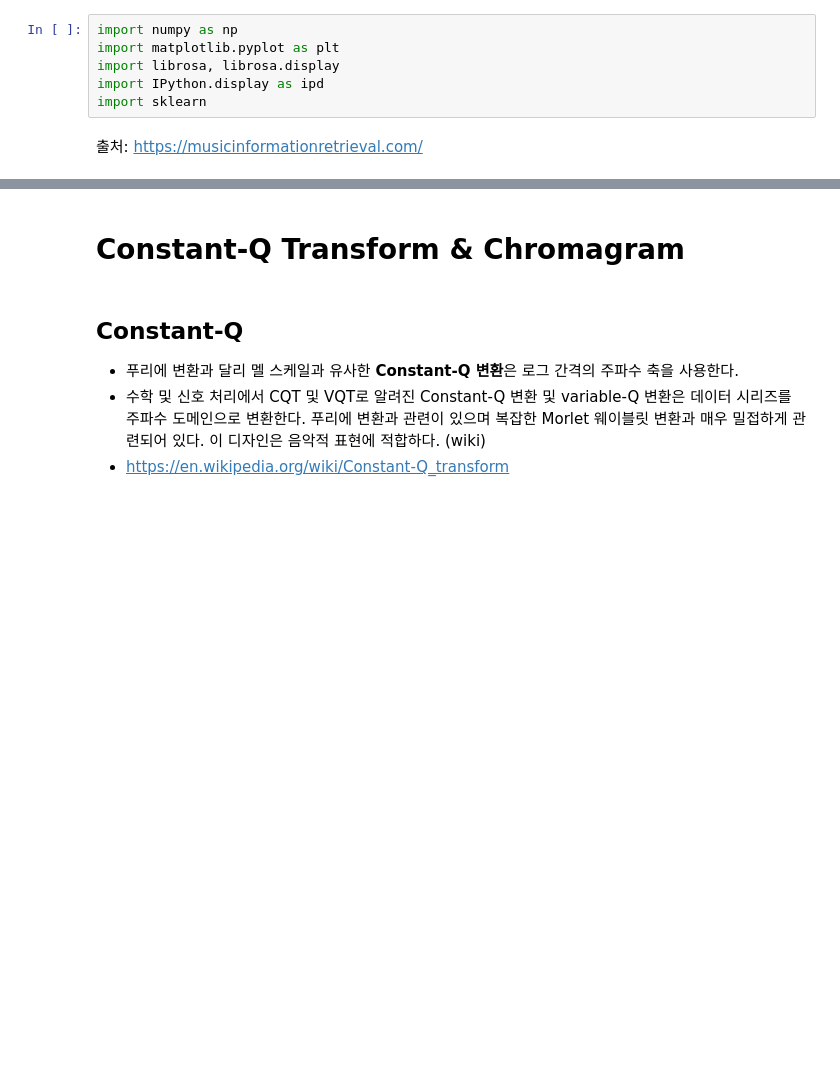
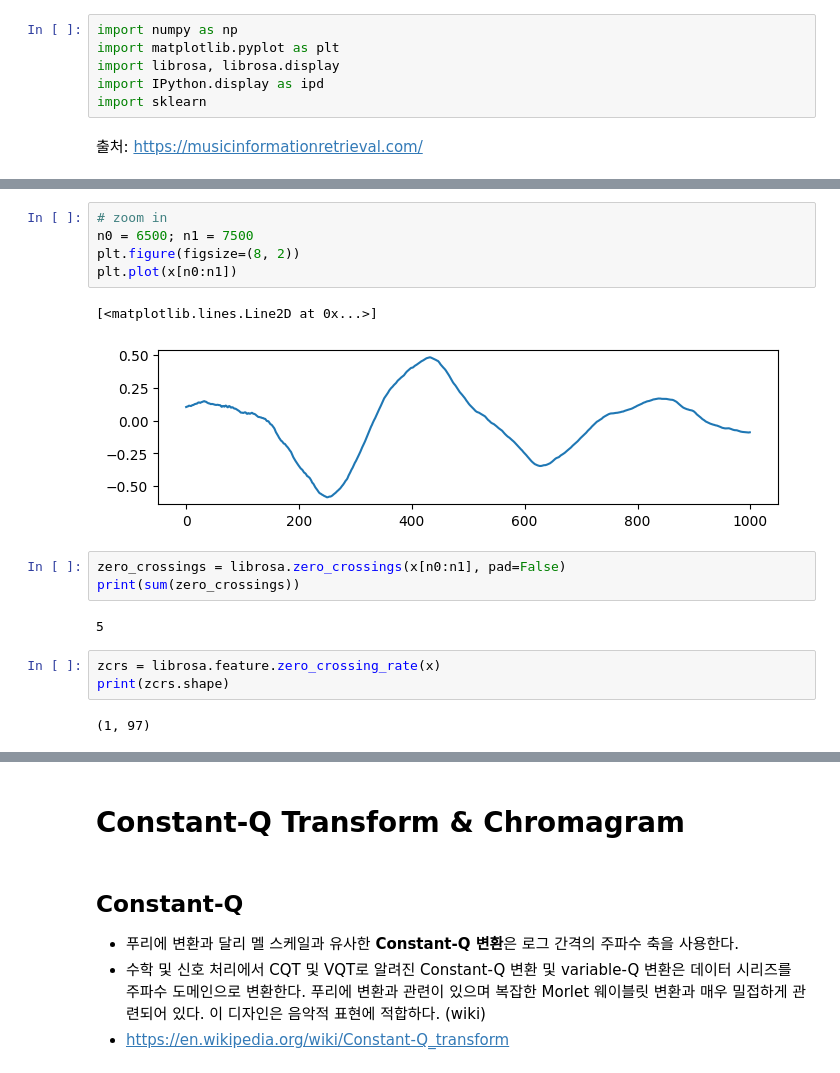
Before and after one commit to jo-cho/mir_kr, a Jupyter notebook: Notebooks/3. Fourier Analysis of Signals/3.6.Further_Readings.ipynb, the cells around one changed output, grey strips where cells are left out. Cells and saved outputs as stored; diff of their text form; blank space fills up the shorter version.

```diff
--- a/Notebooks/3. Fourier Analysis of Signals/3.6.Further_Readings.ipynb
+++ b/Notebooks/3. Fourier Analysis of Signals/3.6.Further_Readings.ipynb
@@ -8,0 +22,18 @@ import sklearn
+# %%
+# zoom in
+n0 = 6500; n1 = 7500
+plt.figure(figsize=(8, 2))
+plt.plot(x[n0:n1])
+# %% [output]
+[<matplotlib.lines.Line2D at 0x...>]
+[figure, added]
+# %%
+zero_crossings = librosa.zero_crossings(x[n0:n1], pad=False)
+print(sum(zero_crossings))
+# %% [output]
+5
+# %%
+zcrs = librosa.feature.zero_crossing_rate(x)
+print(zcrs.shape)
+# %% [output]
+(1, 97)
```
Also changed, not shown: parts of 16 cells of this notebook, 7 other files.
